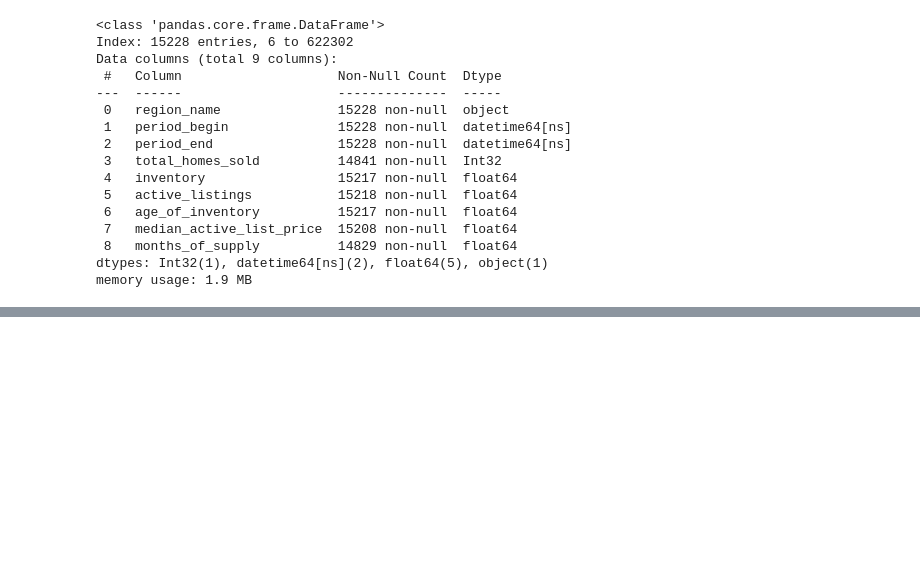
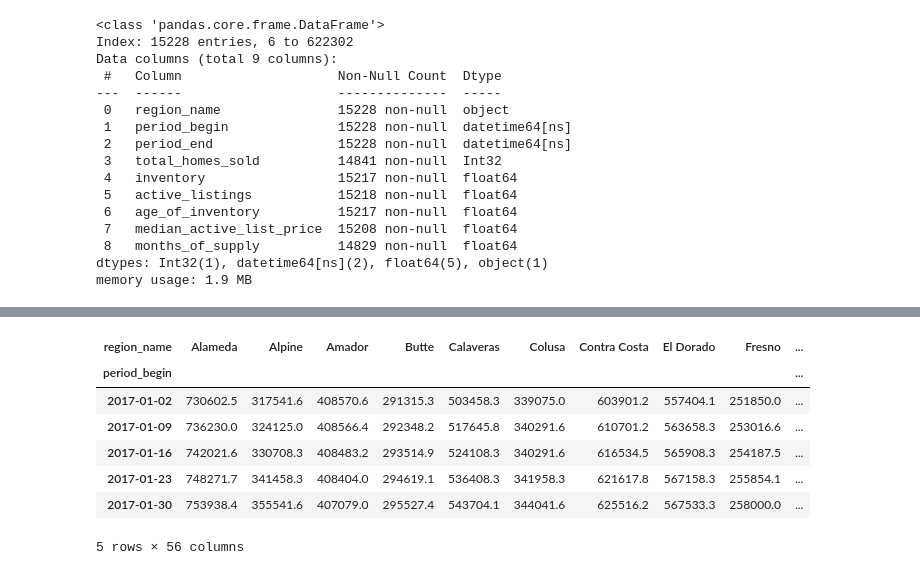
Before and after one commit to junclemente/DSIL-PythonDataViz, a Jupyter notebook: plt_fundamentals.ipynb, the cells around one changed output, grey strips where cells are left out. Saved outputs shown, nothing was run; the diff lists cells and outputs as text; code cells hidden in the pictures; blank space fills up the shorter version.

```diff
--- a/plt_fundamentals.ipynb
+++ b/plt_fundamentals.ipynb
@@ -67,0 +77,16 @@ memory usage: 1.9 MB
+# %%
+ca_housing_pivot = ca_housing.pivot_table(index="period_begin",
+                                          columns = "region_name",
+                                          values = "median_active_list_price").assign(
+                                              CA_average = lambda x: x.mean(axis=1)
+                                          )
+ca_housing_pivot.head()
+# %% [output]
+| region_name | Alameda | Alpine | Amador | Butte | Calaveras | Colusa | Contra Costa | El Dorado | Fresno | ... |
+| period_begin |  |  |  |  |  |  |  |  |  | ... |
+| 2017-01-02 | 730602.5 | 317541.6 | 408570.6 | 291315.3 | 503458.3 | 339075.0 | 603901.2 | 557404.1 | 251850.0 | ... |
+| 2017-01-09 | 736230.0 | 324125.0 | 408566.4 | 292348.2 | 517645.8 | 340291.6 | 610701.2 | 563658.3 | 253016.6 | ... |
+| 2017-01-16 | 742021.6 | 330708.3 | 408483.2 | 293514.9 | 524108.3 | 340291.6 | 616534.5 | 565908.3 | 254187.5 | ... |
+| 2017-01-23 | 748271.7 | 341458.3 | 408404.0 | 294619.1 | 536408.3 | 341958.3 | 621617.8 | 567158.3 | 255854.1 | ... |
+| 2017-01-30 | 753938.4 | 355541.6 | 407079.0 | 295527.4 | 543704.1 | 344041.6 | 625516.2 | 567533.3 | 258000.0 | ... |
+5 rows × 56 columns
```
Also changed, not shown: parts of 3 cells of this notebook.
